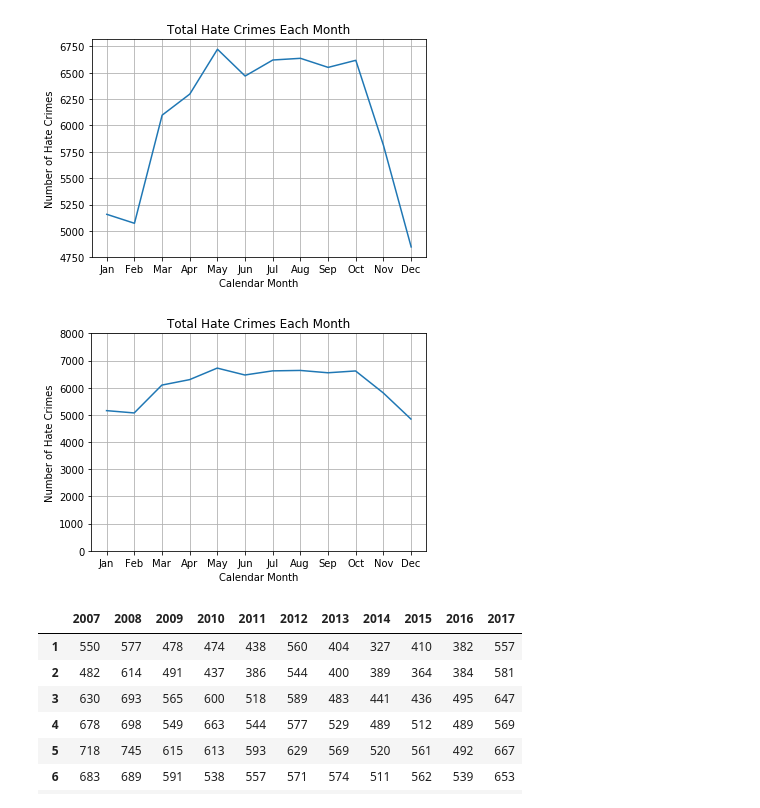
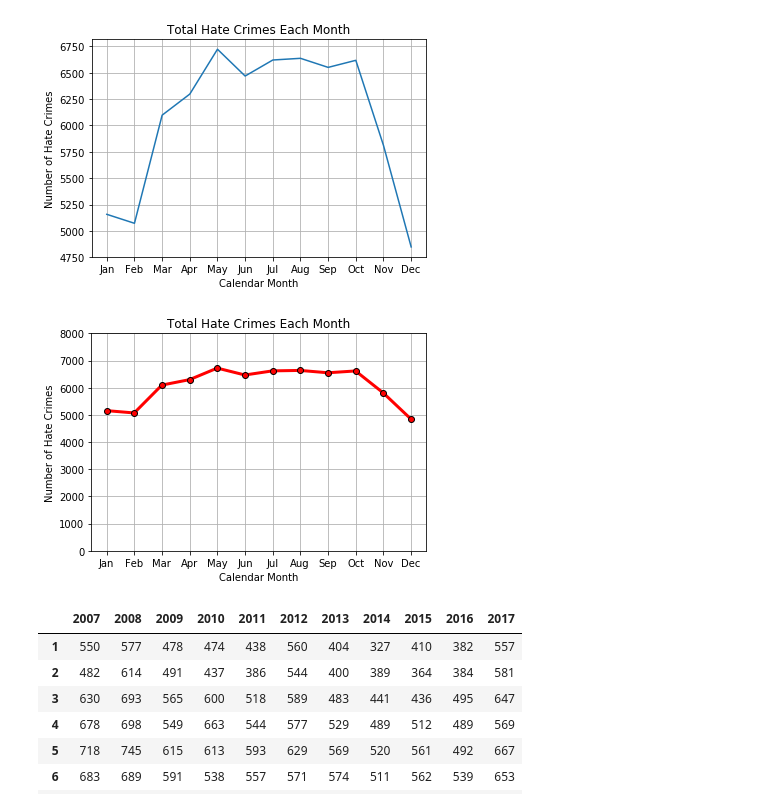
Before and after one commit to gupta-d/Is-hate-crime-on-rise, a Jupyter notebook: main/Michael/main.ipynb, the cells around one changed output. Cells and saved outputs as stored; diff of their text form; code cells hidden in the pictures.

```diff
--- a/main/Michael/main.ipynb
+++ b/main/Michael/main.ipynb
@@ -111,16 +111,16 @@ plt.grid()
 # %%
 xticks = ["Jan", "Feb", "Mar", "Apr", "May", "Jun", "Jul", "Aug", "Sep", "Oct", "Nov", "Dec"]
 
-plt.plot(months, months_df.Total)
+plt.plot(months, months_df.Total, color='red', linewidth=3, marker='o', markeredgecolor='black')
 plt.title("Total Hate Crimes Each Month")
 plt.ylabel("Number of Hate Crimes")
 plt.xlabel("Calendar Month")
 plt.xticks(months, labels=xticks)
 plt.grid()
 plt.ylim(0,8000)
 plt.savefig('Images/4. Hate_Crimes_by_Month.png')
 # %% [output]
-[figure, old version]
+[figure, new version]
 # %%
 year_one = m_df.loc[m_df["DATA_YEAR"] == 2007]
 year_one_count = year_one["INCIDENT_DATE"].value_counts()
```
Also changed, not shown: parts of 12 cells of this notebook, 8 other files.
